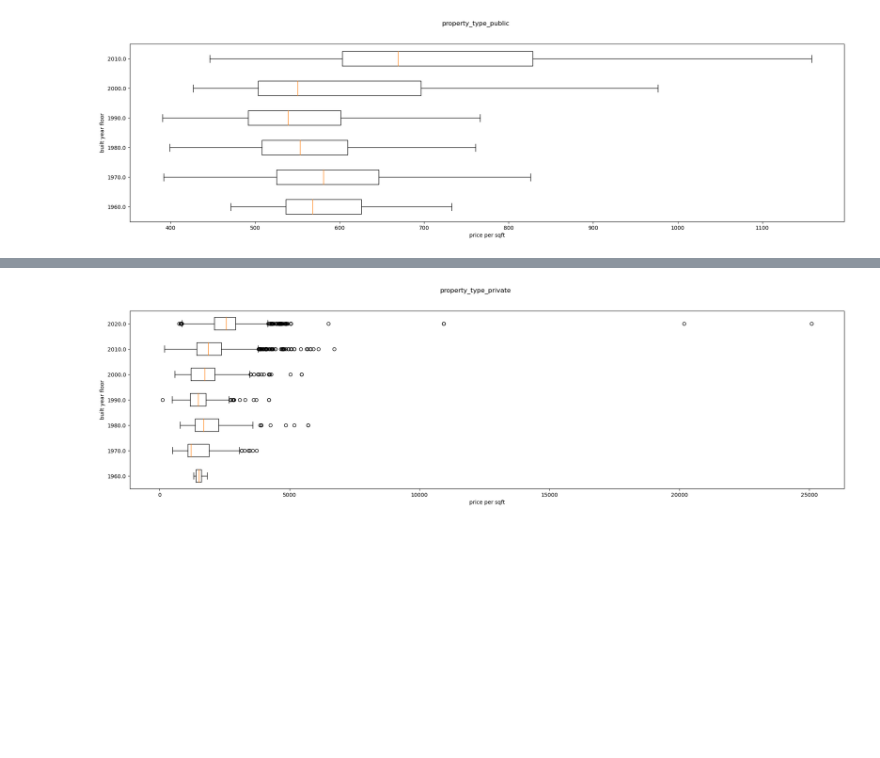
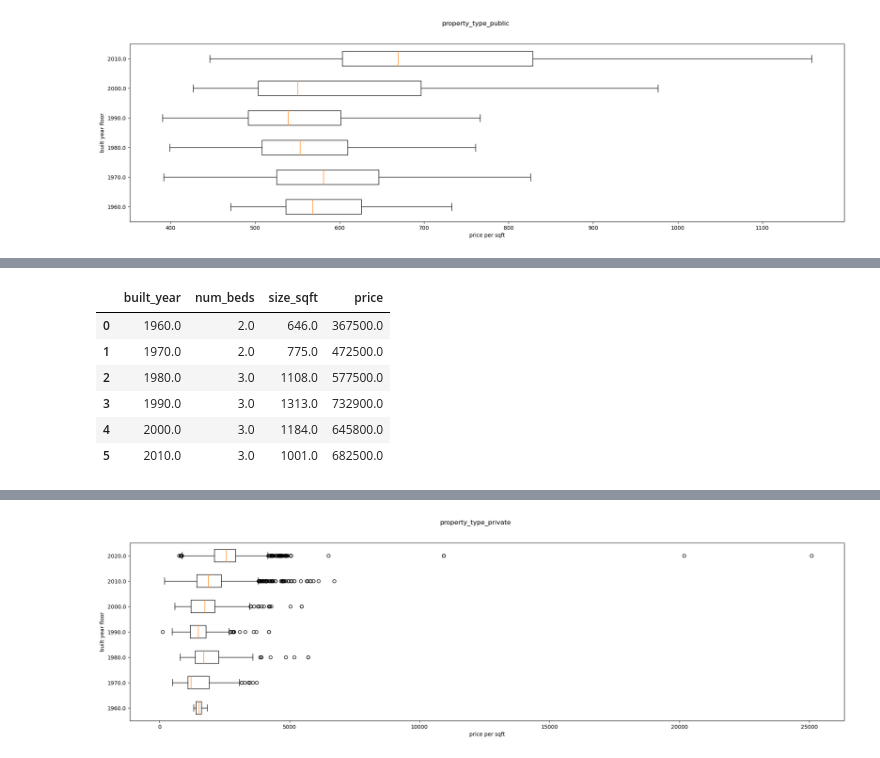
Before and after one commit to coby9241/cs5228-project, a Jupyter notebook: explorations/task3_rachel_psf.ipynb, the cells around one changed output, grey strips where cells are left out. Drawn from its saved outputs; the diff is of its cells as text; code cells hidden in the pictures; blank space fills up the shorter version.

```diff
--- a/task3/task3_rachel_psf.ipynb
+++ b/explorations/task3_rachel_psf.ipynb
@@ -99,0 +136,10 @@ plt.show()
+# %%
+test.groupby('built_year')[['num_beds', 'size_sqft', 'price']].median().reset_index()
+# %% [output]
+|  | built_year | num_beds | size_sqft | price |
+| 0 | 1960.0 | 2.0 | 646.0 | 367500.0 |
+| 1 | 1970.0 | 2.0 | 775.0 | 472500.0 |
+| 2 | 1980.0 | 3.0 | 1108.0 | 577500.0 |
+| 3 | 1990.0 | 3.0 | 1313.0 | 732900.0 |
+| 4 | 2000.0 | 3.0 | 1184.0 | 645800.0 |
+| 5 | 2010.0 | 3.0 | 1001.0 | 682500.0 |
```
Also changed, not shown: parts of 4 cells of this notebook, 4 other files.
